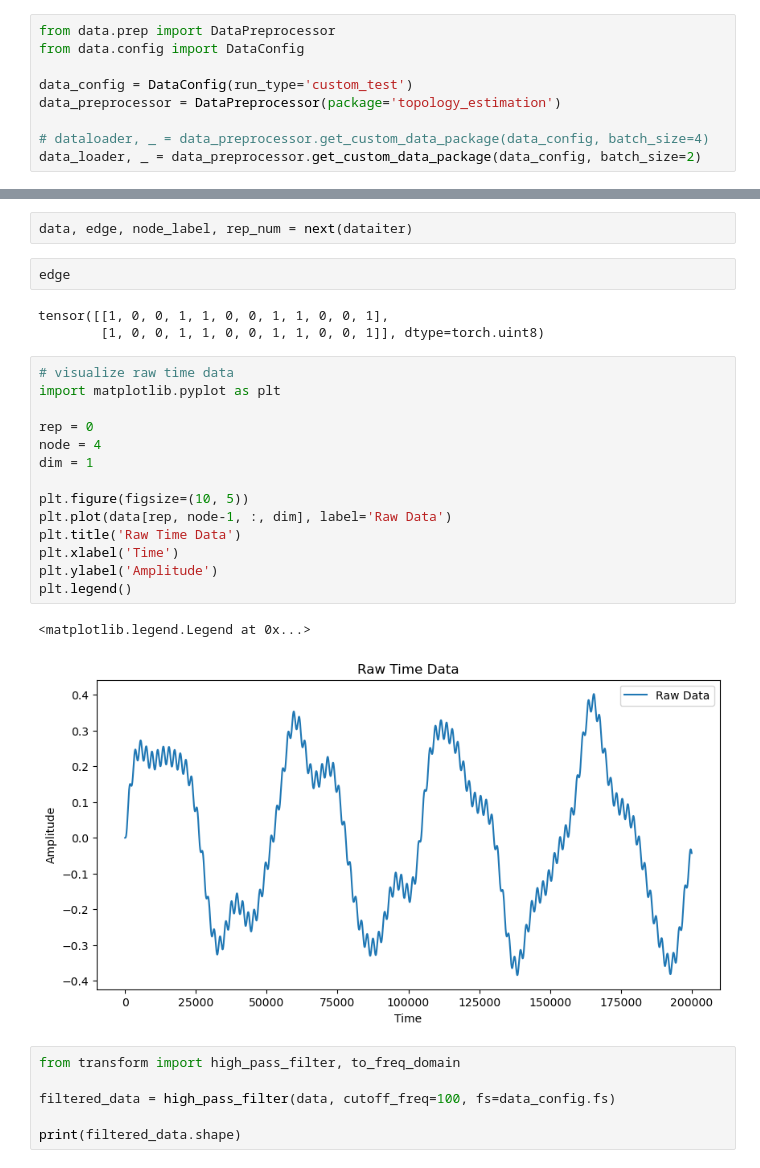
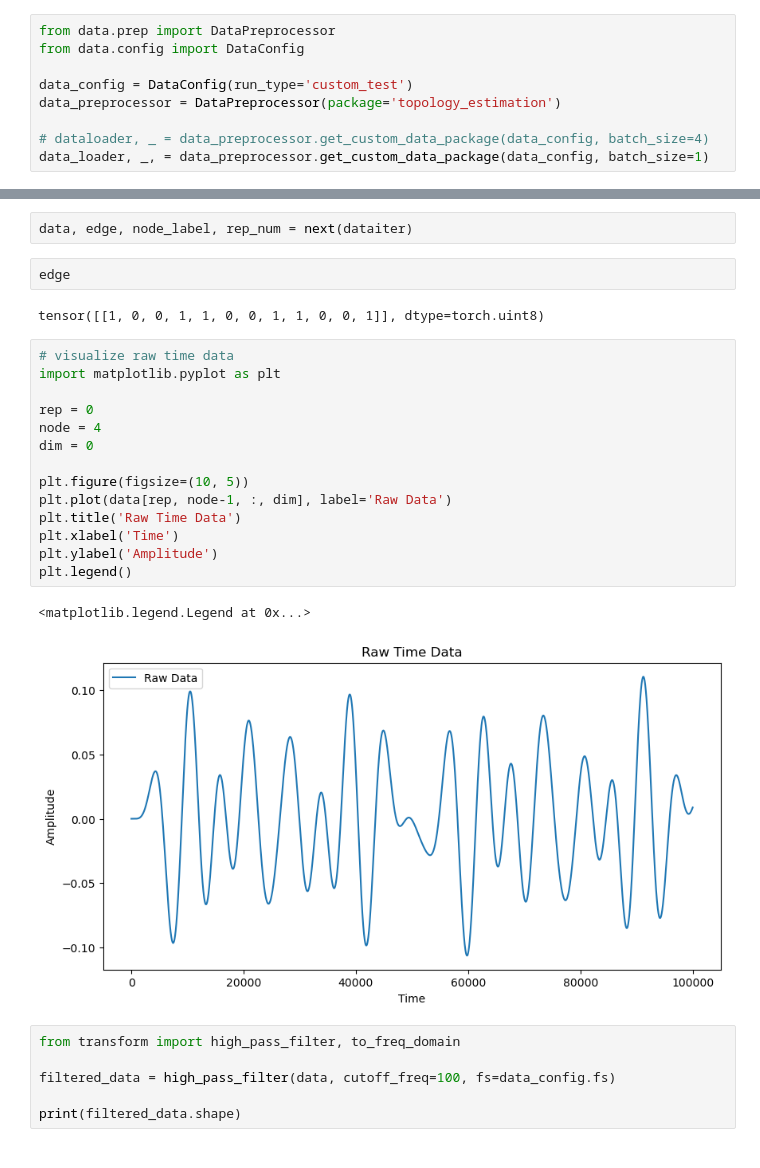
Before and after one commit to aryansavant31/thesis_auto_health_monitoring, a Jupyter notebook: data/trial.ipynb, the cells around one changed output, grey strips where cells are left out. Cells and saved outputs as stored; diff of their text form.

```diff
--- a/data/trial.ipynb
+++ b/data/trial.ipynb
@@ -26,7 +40,7 @@ data_config = DataConfig(run_type='custom_test')
 data_preprocessor = DataPreprocessor(package='topology_estimation')
 
 # dataloader, _ = data_preprocessor.get_custom_data_package(data_config, batch_size=4)
-data_loader, _ = data_preprocessor.get_custom_data_package(data_config, batch_size=2)
+data_loader, _, = data_preprocessor.get_custom_data_package(data_config, batch_size=1)
 # %% [output]
 'Custom_test' type dataset selected:
 
@@ -59,25 +73,24 @@ data, edge, node_label, rep_num = next(dataiter)
 # %%
 edge
 # %% [output]
-tensor([[1, 0, 0, 1, 1, 0, 0, 1, 1, 0, 0, 1],
-        [1, 0, 0, 1, 1, 0, 0, 1, 1, 0, 0, 1]], dtype=torch.uint8)
+tensor([[1, 0, 0, 1, 1, 0, 0, 1, 1, 0, 0, 1]], dtype=torch.uint8)
 # %%
 # visualize raw time data
 import matplotlib.pyplot as plt
 
 rep = 0
 node = 4
-dim = 1
+dim = 0
 
 plt.figure(figsize=(10, 5))
 plt.plot(data[rep, node-1, :, dim], label='Raw Data')
 plt.title('Raw Time Data')
 plt.xlabel('Time')
 plt.ylabel('Amplitude')
 plt.legend()
 # %% [output]
 <matplotlib.legend.Legend at 0x...>
-[figure, old version]
+[figure, new version]
 # %%
 from transform import high_pass_filter, to_freq_domain
 
```
Also changed, not shown: parts of 2 cells of this notebook, 12 other files.
